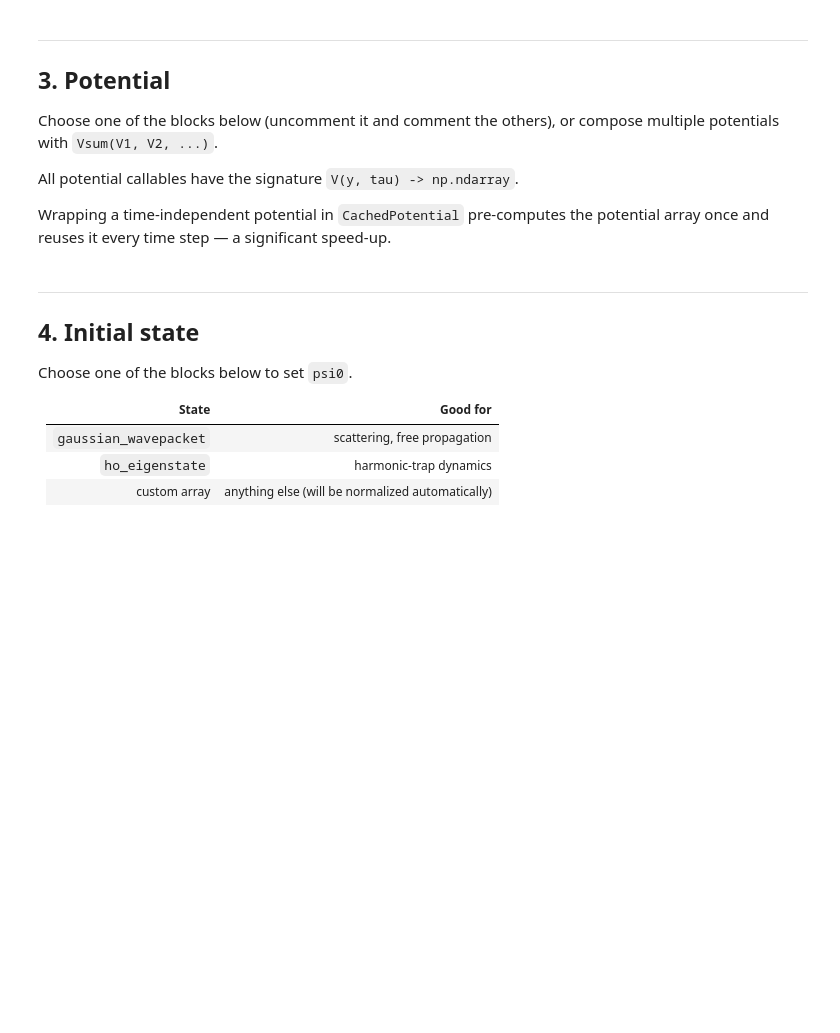
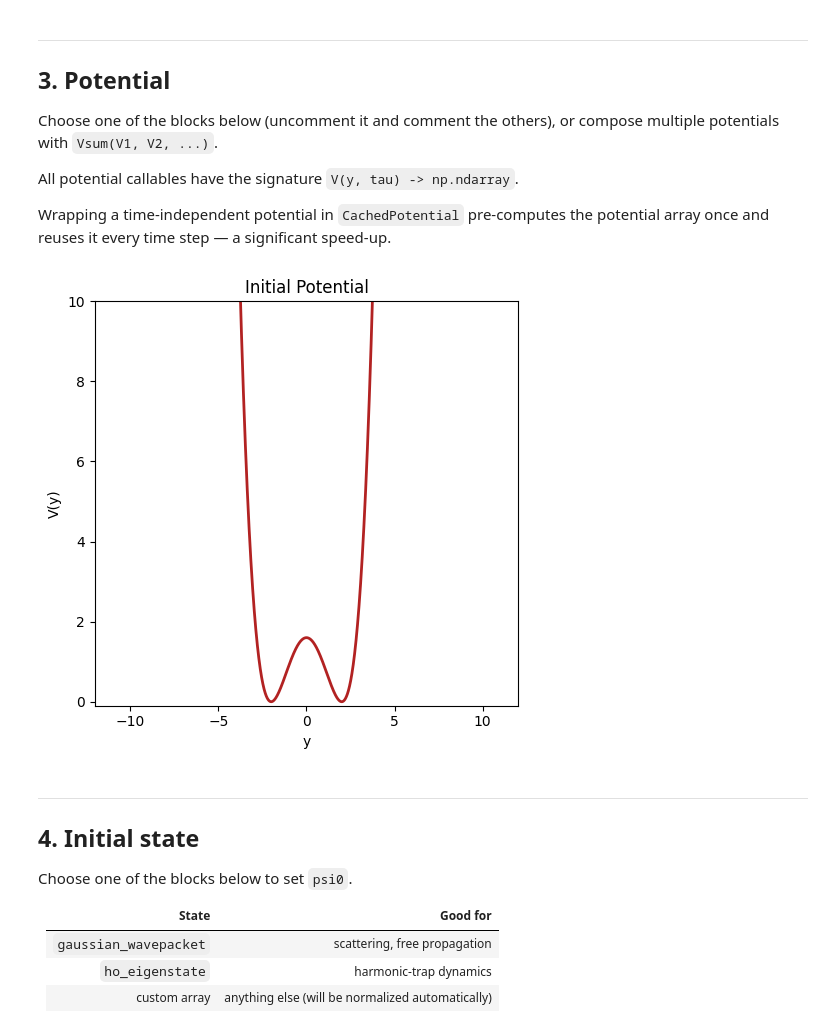
Before and after one commit to andrew-zentner/1dquantum, a Jupyter notebook: SchrodingerPlayground.ipynb, the cells around one changed output. Saved outputs shown, nothing was run; the diff lists cells and outputs as text; code cells hidden in the pictures; blank space fills up the shorter version.

```diff
--- a/SchrodingerPlayground.ipynb
+++ b/SchrodingerPlayground.ipynb
@@ -111,38 +120,74 @@ potential array once and reuses it every time step — a significant speed-up.
 # ============================================================
 #  OPTION D: Quartic double well
 #  V(y) = lam*(y^2 - a^2)^2 — two wells at y = ±a.
 #  Start in one well; watch tunnelling.
 # ============================================================
-V_raw = QuarticDoubleWell(lam=1.0, a=2.0)
+a = 2.0
+lam = 0.10
+omega_qdw = np.sqrt(8.0*lam*a*a)         # frequency of a single well
+V_raw = QuarticDoubleWell(lam=lam, a=a)
+
+# ============================================================
+#  OPTION D 2: Tilted Quartic double well
+#  V(y) = lam*(y^2 - a^2)^2 - epsilon*y — two wells at y = ±a.
+#  Start in one well; watch tunnelling.
+# ============================================================
+#a = 2.0
+#lam = 0.125
+#epsilon = 0.10
+#omega_qdw = np.sqrt(8.0*lam*a*a)         # frequency of a single well
+#V_raw = TiltedQuarticDoubleWell(lam=lam, a=a, epsilon=epsilon)
 
 # ============================================================
 #  OPTION E: Gaussian well (bound-state trapping)
 # ============================================================
 # V_raw = GaussianWell(V0=5.0, sigma=1.0)   # note: depth is -V0
 
 # ============================================================
 #  OPTION F: Sum of two potentials
 #  e.g. harmonic trap + a central barrier
 # ============================================================
 # V_raw = Vsum(HarmonicPotential(OmegaConstant(1.0)),
 #              SoftBarrier(v0=3.0, delta=0.1, w=0.3, x0=0.0))
 
 
 # --- Wrap in CachedPotential if V does NOT depend on time
 #     (this is the case for Options A, B-static, D, E, F).
 #     For time-dependent V (Options B-ramp, C) skip the wrapper
 #     and pass time_independent=False to the propagator.
 V = CachedPotential(V_raw)
 
-# --- Quick sanity plot of the potential
-fig, ax = plt.subplots(figsize=(7, 3))
-ax.plot(grid.y, V(grid.y, 0.0), color='tab:orange', lw=2)
+
+# ============================================================
+#  OPTION G: Time Dependent Double Quartic Well
+#
+#  V(y,tau) = lam*(y^2 - a^2)^2 - epsilon(tau)*y — two wells at y = ±a.
+#
+#   epsilon(tau) = eps0*tan( (tau-t0)/tau_sweep )
+#
+# ============================================================
+#a         = 2.000
+#lam       = 0.120
+#omega_qdw = np.sqrt(8.0*lam*a*a)
+#eps0      = -0.250
+#t0        = 5.000
+#tau_sweep = 0.010
+#V = EvolvingQuarticDoubleWell(lam=lam,a=a,eps0=eps0,t0=t0,tau_sweep=tau_sweep)
+#
+
+
+# --- Quick sanity plot of the initial potential
+fig, ax = plt.subplots(figsize=(5, 5))
+ax.plot(grid.y, V(grid.y, 0.0), color='firebrick', lw=2)
 ax.set_xlabel('y')
 ax.set_ylabel('V(y)')
-ax.set_title('Potential')
+ax.set_title('Initial Potential')
 ax.set_xlim(-y_max, y_max)
+ax.set_ylim(-0.10,10.0)
 plt.tight_layout()
 plt.show()
+# %% [output]
+[figure, added]
 # %% [markdown]
 ---
 ## 4. Initial state
```
Also changed, not shown: parts of 8 cells of this notebook, 7 other files.
